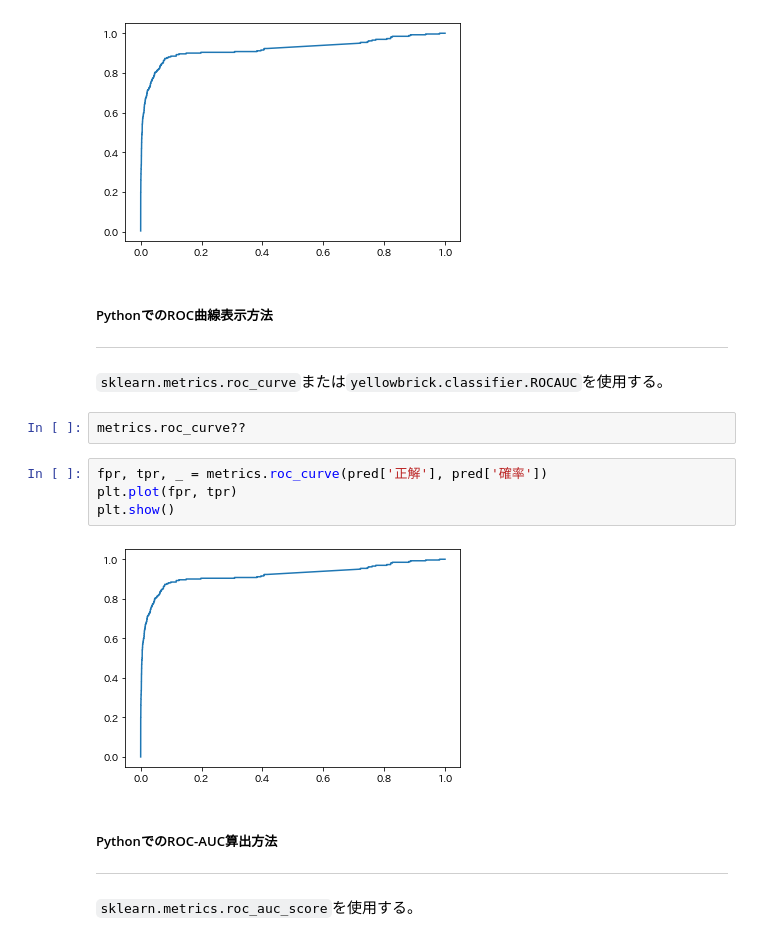
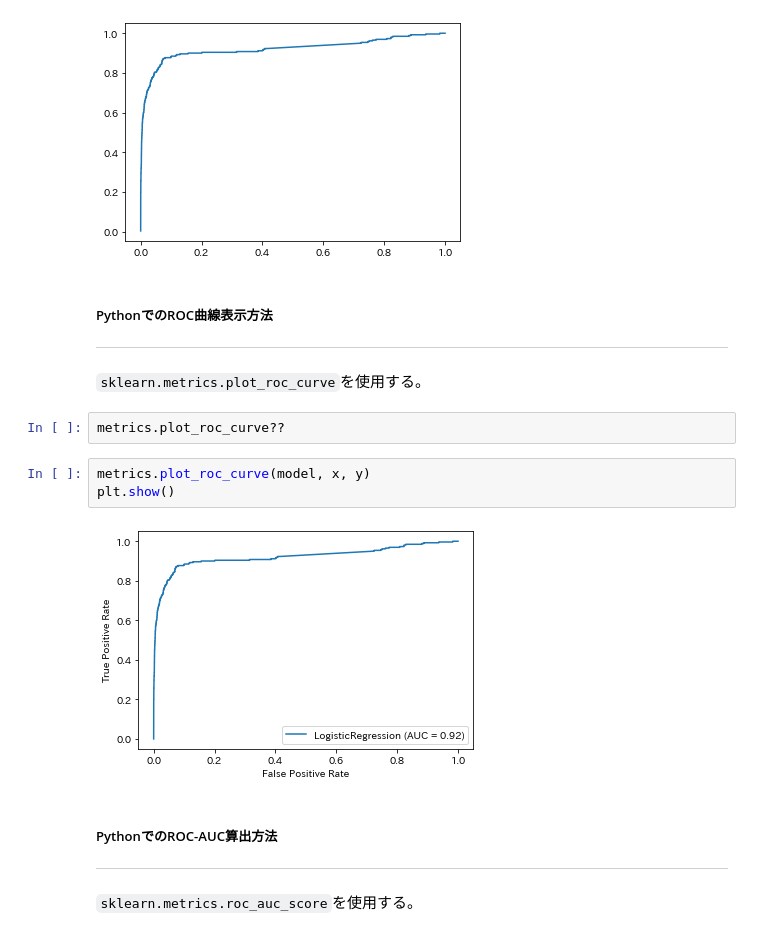
Before and after one commit to zukein/data-science-lecture, a Jupyter notebook: workspace/intermediate/imbalanced_data.ipynb, the cells around one changed output. Drawn from its saved outputs; the diff is of its cells as text.

```diff
--- a/workspace/intermediate/imbalanced_data.ipynb
+++ b/workspace/intermediate/imbalanced_data.ipynb
@@ -591,15 +596,14 @@ plt.show()
 # %% [markdown]
 ##### PythonでのROC曲線表示方法
 ---
-`sklearn.metrics.roc_curve`または`yellowbrick.classifier.ROCAUC`を使用する。
+`sklearn.metrics.plot_roc_curve`を使用する。
 # %%
-metrics.roc_curve??
+metrics.plot_roc_curve??
-# %%
-fpr, tpr, _ = metrics.roc_curve(pred['正解'], pred['確率'])
-plt.plot(fpr, tpr)
-plt.show()
-# %% [output]
-[figure, removed]
+# %%
+metrics.plot_roc_curve(model, x, y)
+plt.show()
+# %% [output]
+[figure, added]
 # %% [markdown]
 ##### PythonでのROC-AUC算出方法
 ---
```
Also changed, not shown: parts of 16 cells of this notebook.
